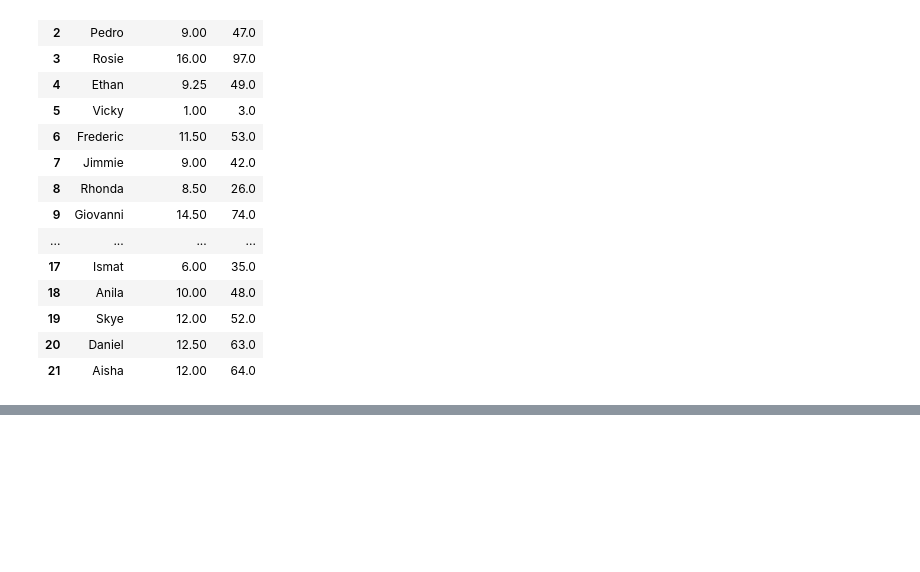
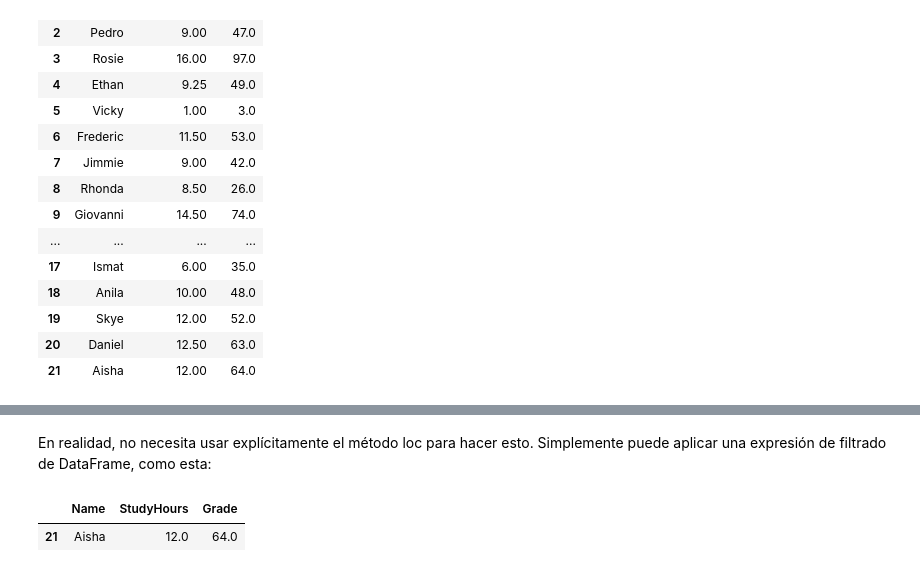
Before and after one commit to mssj-11/Laboratorios-Python, a Jupyter notebook: Mes de Datos - Microsoft/1_Exploración_de_datos_con_Python.ipynb, the cells around one changed output, grey strips where cells are left out. Cells and saved outputs as stored; diff of their text form; code cells hidden in the pictures; blank space fills up the shorter version.

```diff
--- a/Mes de Datos - Microsoft/1_Exploración_de_datos_con_Python.ipynb
+++ b/Mes de Datos - Microsoft/1_Exploración_de_datos_con_Python.ipynb
@@ -161,0 +232,7 @@ df_students
+# %% [markdown]
+En realidad, no necesita usar explícitamente el método loc para hacer esto. Simplemente puede aplicar una expresión de filtrado de DataFrame, como esta:
+# %%
+df_students[df_students['Name']=='Aisha']
+# %% [output]
+|  | Name | StudyHours | Grade |
+| 21 | Aisha | 12.0 | 64.0 |
```
Also changed, not shown: parts of 13 cells of this notebook.
